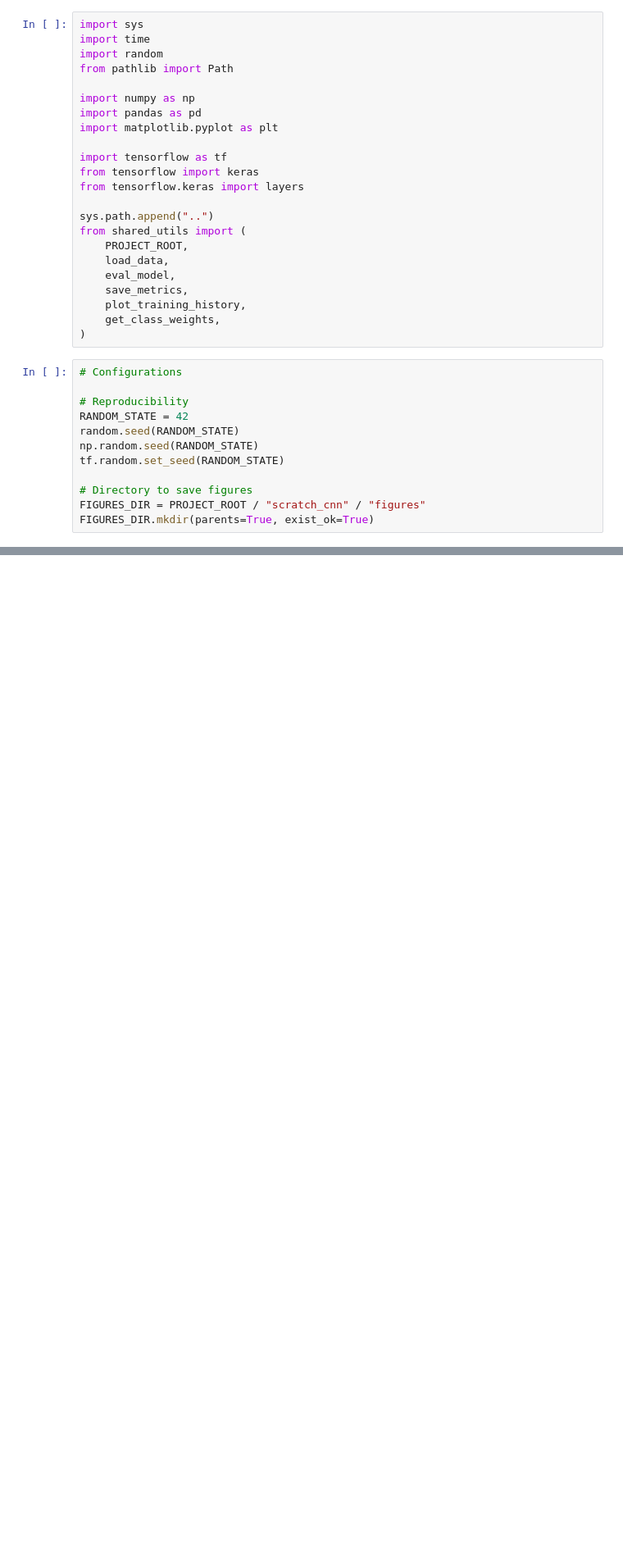
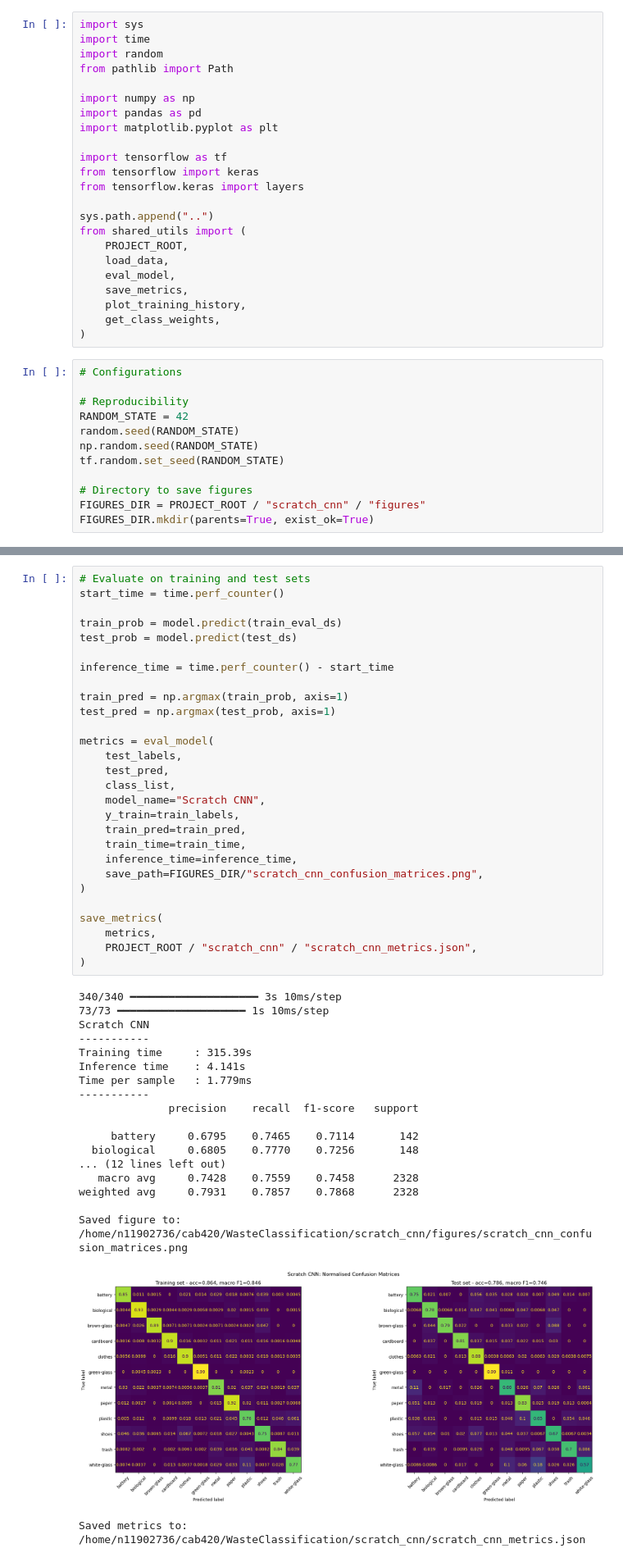
Before and after one commit to TheoD20/Waste-Classification-ML, a Jupyter notebook: scratch_cnn/scratch_cnn_model.ipynb, the cells around one changed output, grey strips where cells are left out. Shown at 82% size. Saved outputs shown, nothing was run; the diff lists cells and outputs as text; blank space fills up the shorter version.

```diff
--- a/scratch_cnn/scratch_cnn_model.ipynb
+++ b/scratch_cnn/scratch_cnn_model.ipynb
@@ -74,0 +334,48 @@ Exists: True
+# %%
+# Evaluate on training and test sets
+start_time = time.perf_counter()
+
+train_prob = model.predict(train_eval_ds)
+test_prob = model.predict(test_ds)
+
+inference_time = time.perf_counter() - start_time
+
+train_pred = np.argmax(train_prob, axis=1)
+test_pred = np.argmax(test_prob, axis=1)
+
+metrics = eval_model(
+    test_labels,
+    test_pred,
+    class_list,
+    model_name="Scratch CNN",
+    y_train=train_labels,
+    train_pred=train_pred,
+    train_time=train_time,
+    inference_time=inference_time,
+    save_path=FIGURES_DIR/"scratch_cnn_confusion_matrices.png",
+)
+
+save_metrics(
+    metrics,
+    PROJECT_ROOT / "scratch_cnn" / "scratch_cnn_metrics.json",
+)
+# %% [output]
+340/340 ━━━━━━━━━━━━━━━━━━━━ 3s 10ms/step
+73/73 ━━━━━━━━━━━━━━━━━━━━ 1s 10ms/step
+Scratch CNN
+-----------
+Training time     : 315.39s
+Inference time    : 4.141s
+Time per sample   : 1.779ms
+-----------
+              precision    recall  f1-score   support
+
+     battery     0.6795    0.7465    0.7114       142
+  biological     0.6805    0.7770    0.7256       148
+... (12 lines left out)
+   macro avg     0.7428    0.7559    0.7458      2328
+weighted avg     0.7931    0.7857    0.7868      2328
+
+Saved figure to: /home/n11902736/cab420/WasteClassification/scratch_cnn/figures/scratch_cnn_confusion_matrices.png
+[figure, added]
+Saved metrics to: /home/n11902736/cab420/WasteClassification/scratch_cnn/scratch_cnn_metrics.json
```
Also changed, not shown: parts of 16 cells of this notebook, 8 other files.
